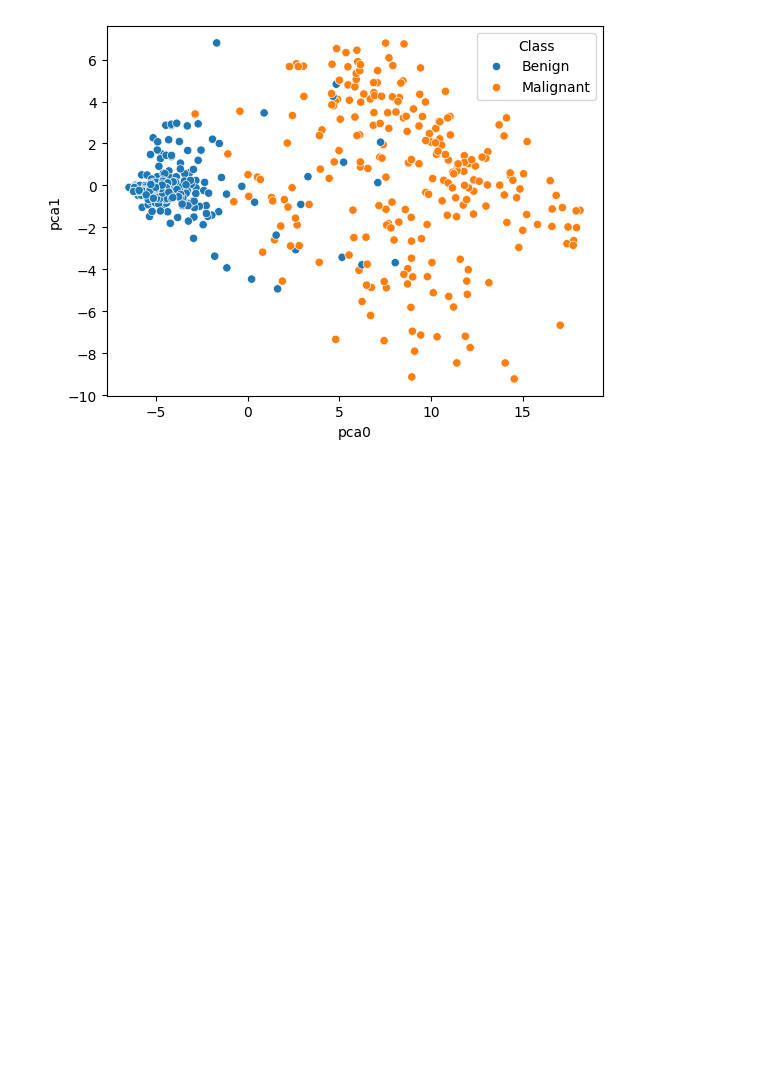
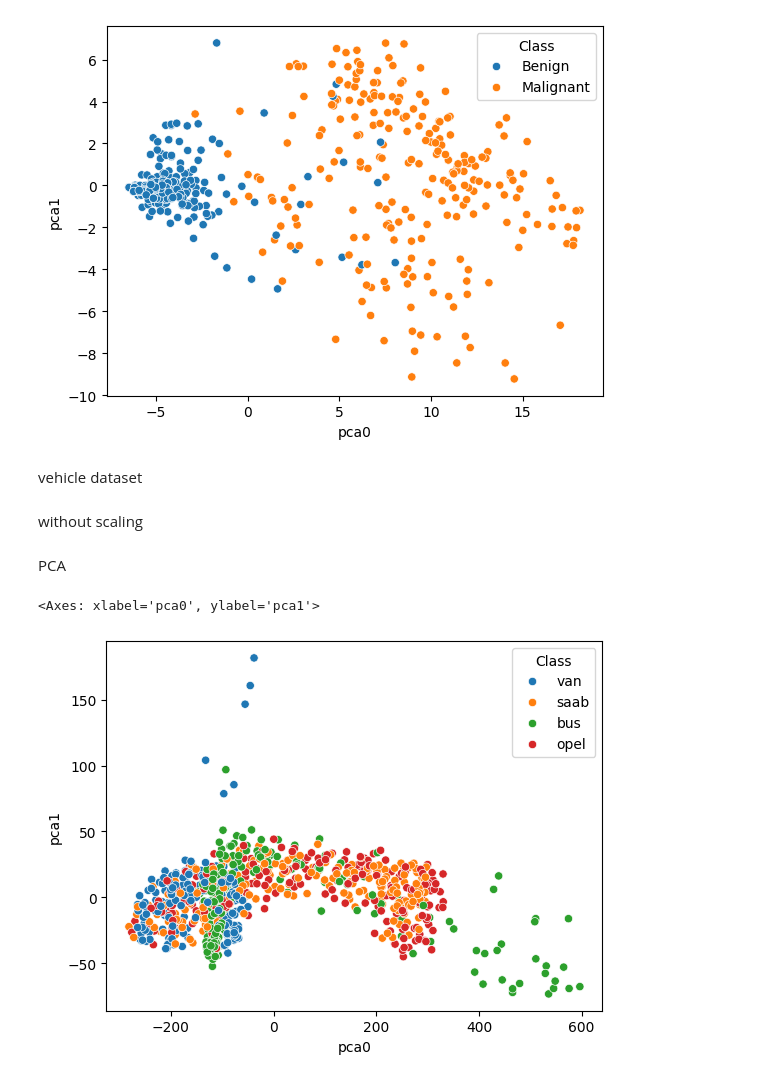
Before and after one commit to DAI-ai-code/Machine-Learning, a Jupyter notebook: day11/3_t_SNE.ipynb, the cells around one changed output. Saved outputs shown, nothing was run; the diff lists cells and outputs as text; code cells hidden in the pictures; blank space fills up the shorter version.

```diff
--- a/day11/3_t_SNE.ipynb
+++ b/day11/3_t_SNE.ipynb
@@ -36,3 +36,24 @@ sns.scatterplot(data=X_pca_copy, x='pca0', y='pca1', hue='Class')
 # %% [output]
 <Axes: xlabel='pca0', ylabel='pca1'>
 [figure]
+# %% [markdown]
+vehicle dataset
+# %%
+df = pd.read_csv('../Datasets/cases/Vehicle_Silhouettes/Vehicle.csv')
+std = StandardScaler().set_output(transform='pandas')
+X = df.drop('Class', axis=1)
+y = df['Class']
+# %% [markdown]
+without scaling
+# %% [markdown]
+PCA
+# %%
+
+
+prcomp = PCA().set_output(transform='pandas')
+X_pca = prcomp.fit_transform(X)
+X_pca['Class'] = y
+sns.scatterplot(data=X_pca, x='pca0', y='pca1', hue='Class')
+# %% [output]
+<Axes: xlabel='pca0', ylabel='pca1'>
+[figure, added]
```
Also changed, not shown: parts of 8 cells of this notebook, 2 other files.
